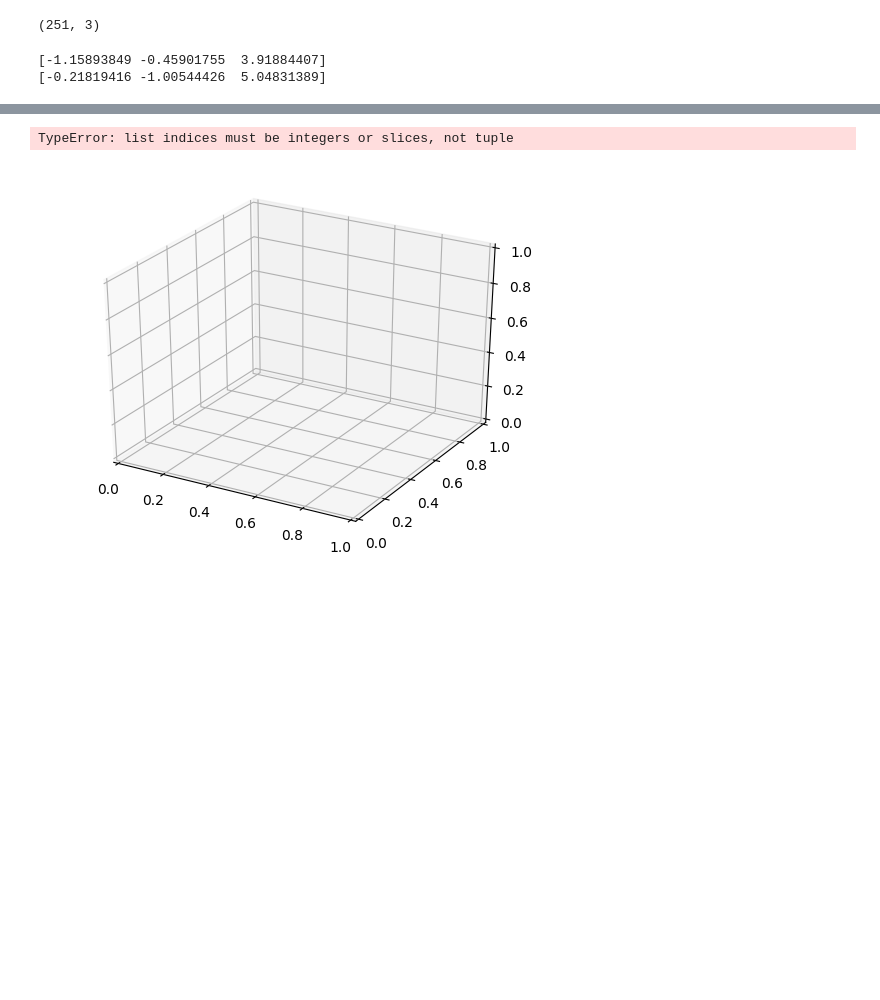
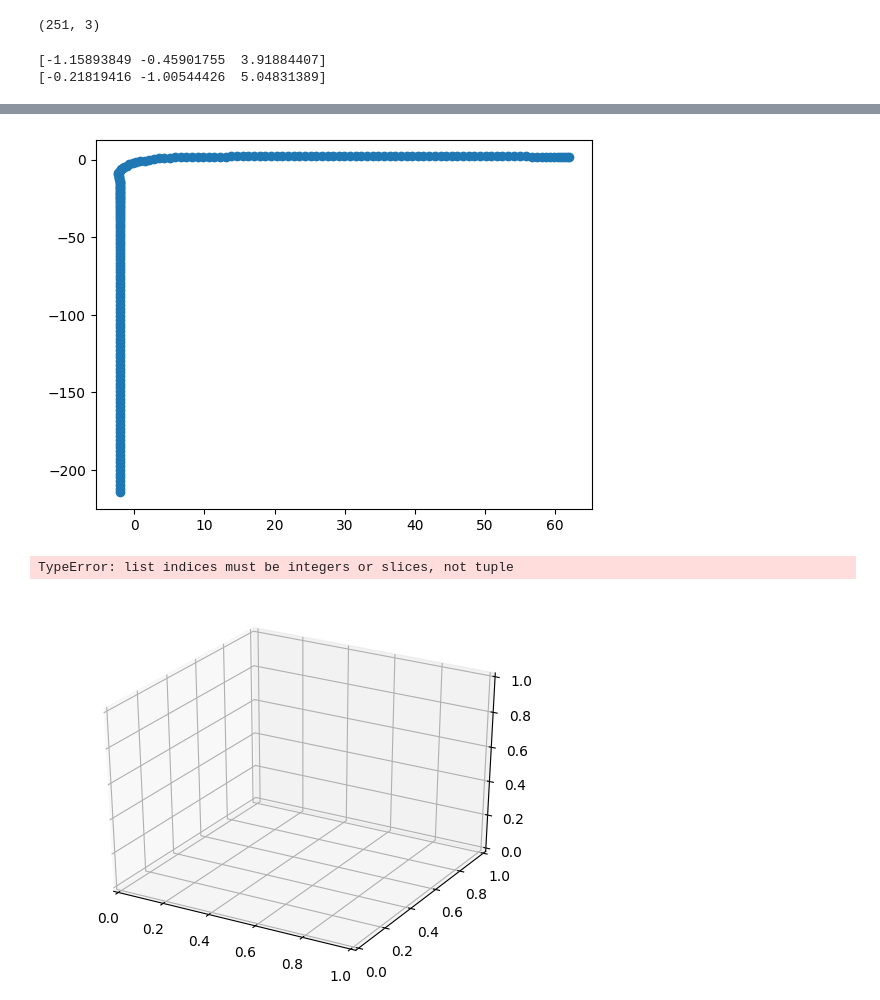
Before and after one commit to Billy1203/AdaptiveSurfelMapping, a Jupyter notebook: pre-processing.ipynb, the cells around one changed output, grey strips where cells are left out. Saved outputs shown, nothing was run; the diff lists cells and outputs as text; code cells hidden in the pictures; blank space fills up the shorter version.

```diff
--- a/pre-processing.ipynb
+++ b/pre-processing.ipynb
@@ -351,2 +379,2 @@ array([-2.25645108,  1.26634517, -0.85901839])
 # %%
-pose =
+pose = np.load("/home/yiheng/Projects/colmap_dic/training/Carla_blank/dense/ibr3d_pw_0.50/ts.npy", allow_pickle=True)
@@ -353,3 +385,7 @@ pose =
+# %%
+plt.scatter(pose[:, 0], pose[:, 1]);
+# %% [output]
+[figure, added]
 # %%
 import numpy as np
 import matplotlib.pyplot as plt
```
Also changed, not shown: parts of 17 cells of this notebook.
